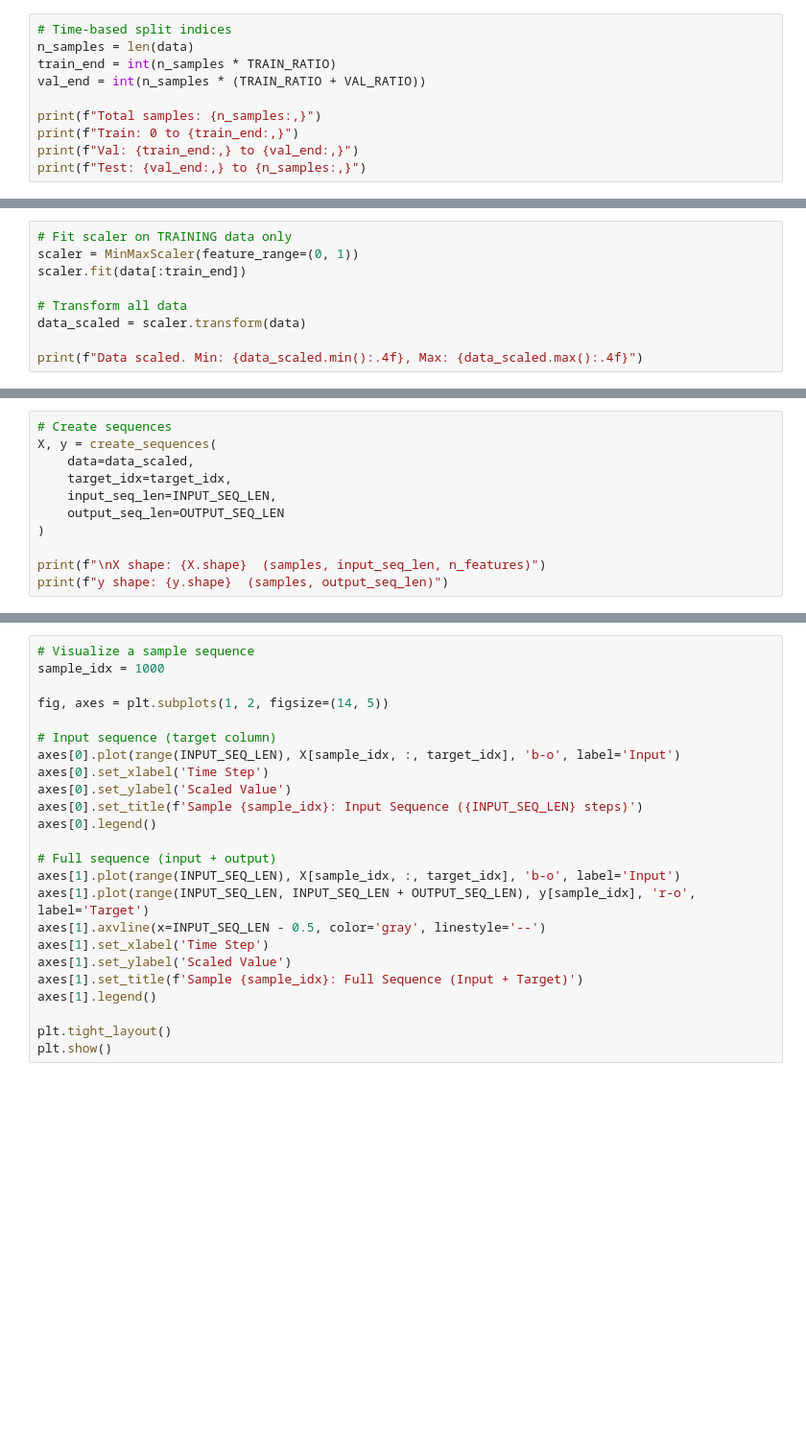
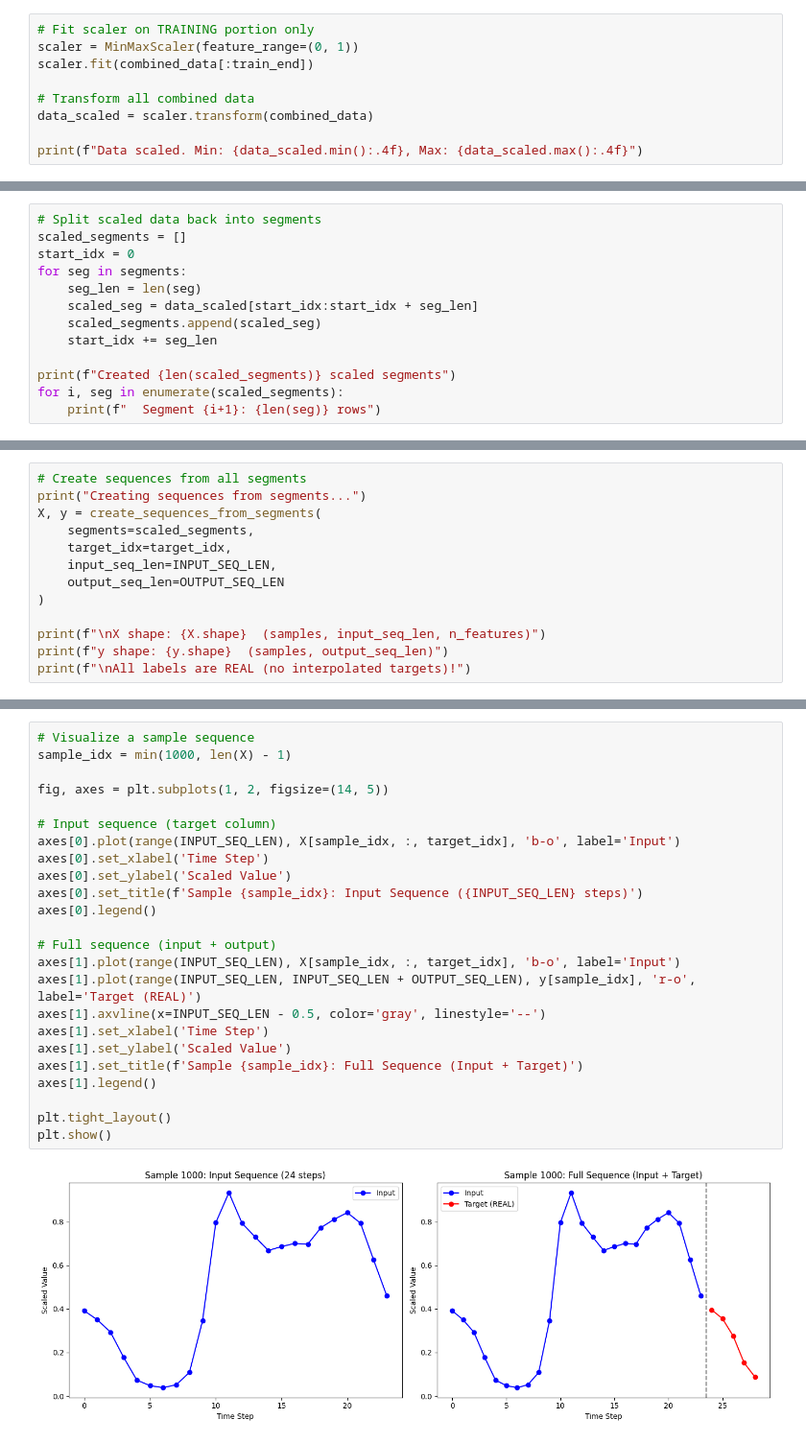
Before and after one commit to Vuminhnhat11224897/DeepLearning, a Jupyter notebook: notebooks/05_Data_Preparation.ipynb, the cells around one changed output, grey strips where cells are left out. Shown: that part at 96% size. Drawn from its saved outputs; the diff is of its cells as text; blank space fills up the shorter version.

```diff
--- a/notebooks/05_Data_Preparation.ipynb
+++ b/notebooks/05_Data_Preparation.ipynb
@@ -53,10 +130,9 @@ print(f"Data shape: {data.shape}")
 # %%
-# Time-based split indices
-n_samples = len(data)
-train_end = int(n_samples * TRAIN_RATIO)
-val_end = int(n_samples * (TRAIN_RATIO + VAL_RATIO))
+# Fit scaler on TRAINING portion only
+scaler = MinMaxScaler(feature_range=(0, 1))
+scaler.fit(combined_data[:train_end])
 
-print(f"Total samples: {n_samples:,}")
-print(f"Train: 0 to {train_end:,}")
-print(f"Val: {train_end:,} to {val_end:,}")
-print(f"Test: {val_end:,} to {n_samples:,}")
+# Transform all combined data
+data_scaled = scaler.transform(combined_data)
+
+print(f"Data scaled. Min: {data_scaled.min():.4f}, Max: {data_scaled.max():.4f}")
@@ -63,9 +141,13 @@ print(f"Test: {val_end:,} to {n_samples:,}")
 # %%
-# Fit scaler on TRAINING data only
-scaler = MinMaxScaler(feature_range=(0, 1))
-scaler.fit(data[:train_end])
+# Split scaled data back into segments
+scaled_segments = []
+start_idx = 0
+for seg in segments:
+    seg_len = len(seg)
+    scaled_seg = data_scaled[start_idx:start_idx + seg_len]
+    scaled_segments.append(scaled_seg)
+    start_idx += seg_len
 
-# Transform all data
-data_scaled = scaler.transform(data)
-
-print(f"Data scaled. Min: {data_scaled.min():.4f}, Max: {data_scaled.max():.4f}")
+print(f"Created {len(scaled_segments)} scaled segments")
+for i, seg in enumerate(scaled_segments):
+    print(f"  Segment {i+1}: {len(seg)} rows")
@@ -90,7 +176,8 @@ plt.show()
 # %%
-# Create sequences
-X, y = create_sequences(
-    data=data_scaled,
+# Create sequences from all segments
+print("Creating sequences from segments...")
+X, y = create_sequences_from_segments(
+    segments=scaled_segments,
     target_idx=target_idx,
     input_seq_len=INPUT_SEQ_LEN,
     output_seq_len=OUTPUT_SEQ_LEN
@@ -98,3 +185,4 @@ X, y = create_sequences(
 
 print(f"\nX shape: {X.shape}  (samples, input_seq_len, n_features)")
 print(f"y shape: {y.shape}  (samples, output_seq_len)")
+print(f"\nAll labels are REAL (no interpolated targets)!")
@@ -101,24 +207,26 @@ print(f"y shape: {y.shape}  (samples, output_seq_len)")
 # %%
 # Visualize a sample sequence
-sample_idx = 1000
+sample_idx = min(1000, len(X) - 1)
 
 fig, axes = plt.subplots(1, 2, figsize=(14, 5))
 
 # Input sequence (target column)
 axes[0].plot(range(INPUT_SEQ_LEN), X[sample_idx, :, target_idx], 'b-o', label='Input')
 axes[0].set_xlabel('Time Step')
 axes[0].set_ylabel('Scaled Value')
 axes[0].set_title(f'Sample {sample_idx}: Input Sequence ({INPUT_SEQ_LEN} steps)')
 axes[0].legend()
 
 # Full sequence (input + output)
 axes[1].plot(range(INPUT_SEQ_LEN), X[sample_idx, :, target_idx], 'b-o', label='Input')
-axes[1].plot(range(INPUT_SEQ_LEN, INPUT_SEQ_LEN + OUTPUT_SEQ_LEN), y[sample_idx], 'r-o', label='Target')
+axes[1].plot(range(INPUT_SEQ_LEN, INPUT_SEQ_LEN + OUTPUT_SEQ_LEN), y[sample_idx], 'r-o', label='Target (REAL)')
 axes[1].axvline(x=INPUT_SEQ_LEN - 0.5, color='gray', linestyle='--')
 axes[1].set_xlabel('Time Step')
 axes[1].set_ylabel('Scaled Value')
 axes[1].set_title(f'Sample {sample_idx}: Full Sequence (Input + Target)')
 axes[1].legend()
 
 plt.tight_layout()
 plt.show()
+# %% [output]
+[figure, added]
```
Also changed, not shown: parts of 22 cells of this notebook, 43 other files.
